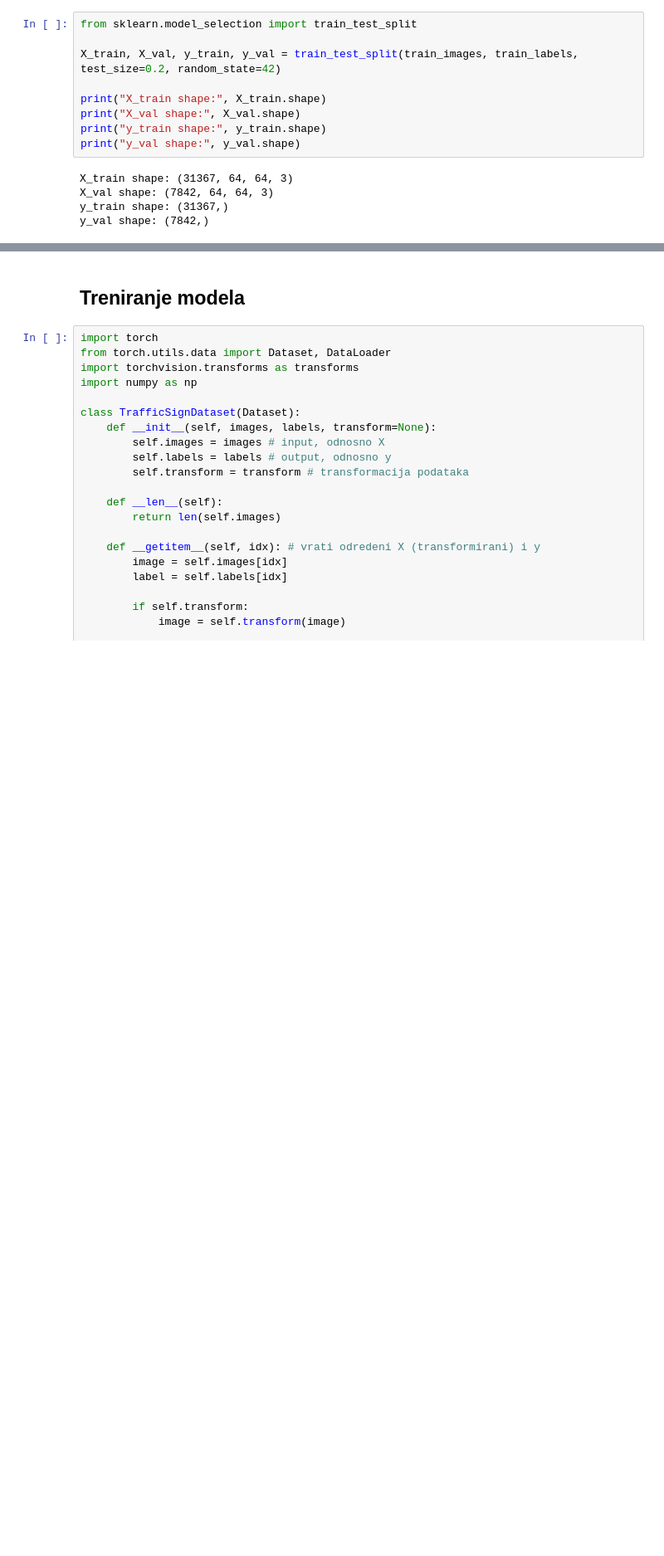
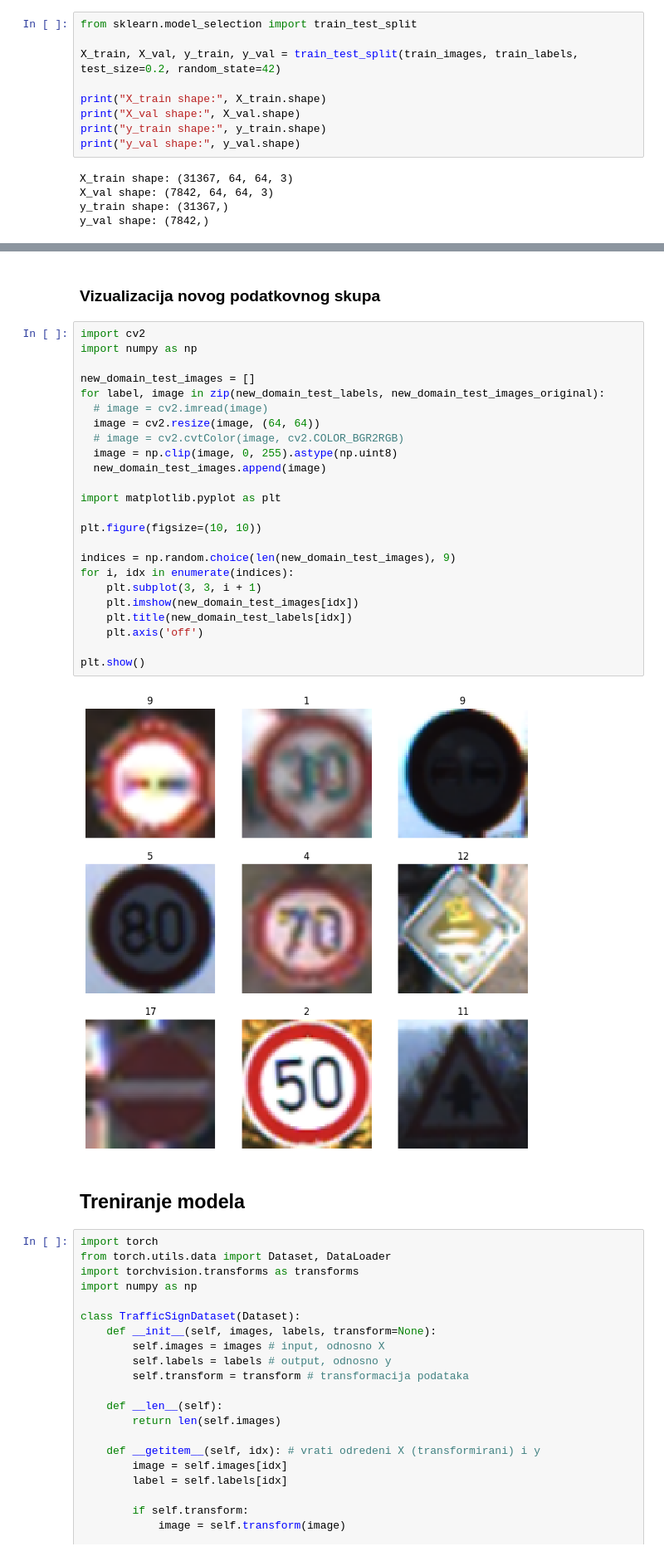
Before and after one commit to nilrema/TraffiKING, a Jupyter notebook: model_train.ipynb, the cells around one changed output, grey strips where cells are left out. Shown at 83% size. Cells and saved outputs as stored; diff of their text form; blank space fills up the shorter version.

```diff
--- a/model_train.ipynb
+++ b/model_train.ipynb
@@ -115,3 +156,31 @@ y_val shape: (7842,)
+# %% [markdown]
+### Vizualizacija novog podatkovnog skupa
+# %%
+import cv2
+import numpy as np
+
+new_domain_test_images = []
+for label, image in zip(new_domain_test_labels, new_domain_test_images_original):
+  # image = cv2.imread(image)
+  image = cv2.resize(image, (64, 64))
+  # image = cv2.cvtColor(image, cv2.COLOR_BGR2RGB)
+  image = np.clip(image, 0, 255).astype(np.uint8)
+  new_domain_test_images.append(image)
+
+import matplotlib.pyplot as plt
+
+plt.figure(figsize=(10, 10))
+
+indices = np.random.choice(len(new_domain_test_images), 9)
+for i, idx in enumerate(indices):
+    plt.subplot(3, 3, i + 1)
+    plt.imshow(new_domain_test_images[idx])
+    plt.title(new_domain_test_labels[idx])
+    plt.axis('off')
+
+plt.show()
+# %% [output]
+[figure, added]
 # %% [markdown]
 ## Treniranje modela
 # %%
```
Also changed, not shown: parts of 27 cells of this notebook.
